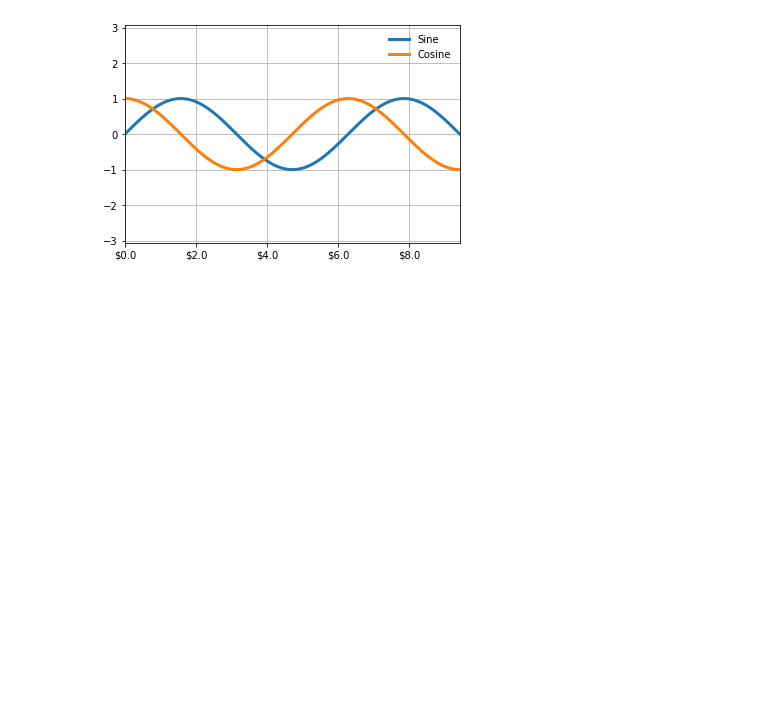
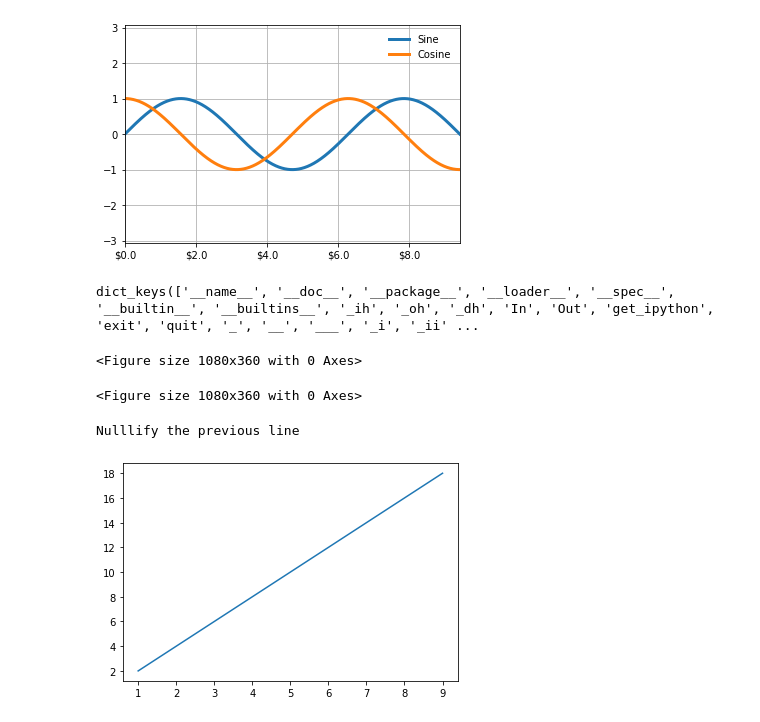
Before and after one commit to leangaurav/dsc_weekday_1, a Jupyter notebook: Assignments/Santhosh/Matplotlib_test.ipynb, the cells around one changed output. Saved outputs shown, nothing was run; the diff lists cells and outputs as text; code cells hidden in the pictures; blank space fills up the shorter version.

```diff
--- a/Assignments/Santhosh/Matplotlib_test.ipynb
+++ b/Assignments/Santhosh/Matplotlib_test.ipynb
@@ -31,3 +31,13 @@ ax.xaxis.set_major_formatter(plt.FuncFormatter(lambda x,y: "$"+str(x)))
 fig
 # %% [output]
 [figure]
+# %%
+vars().keys()
+# %% [output]
+dict_keys(['__name__', '__doc__', '__package__', '__loader__', '__spec__', '__builtin__', '__builtins__', '_ih', '_oh', '_dh', 'In', 'Out', 'get_ipython', 'exit', 'quit', '_', '__', '___', '_i', '_ii' ...
+# %%
+#figure is used to change the default fig
+plt.figure(figsize=(15,5))
+# %% [output]
+<Figure size 1080x360 with 0 Axes>
+<Figure size 1080x360 with 0 Axes>
@@ -33,0 +46,10 @@ fig
+# %%
+x= np.arange(1,10)
+y1= x*2
+y2= x**2
+plt.plot(x, y1)
+print("Nulllify the previous line")
+plt.show()
+# %% [output]
+Nulllify the previous line
+[figure, added]
```
Also changed, not shown: parts of 4 cells of this notebook, 3 other files.
